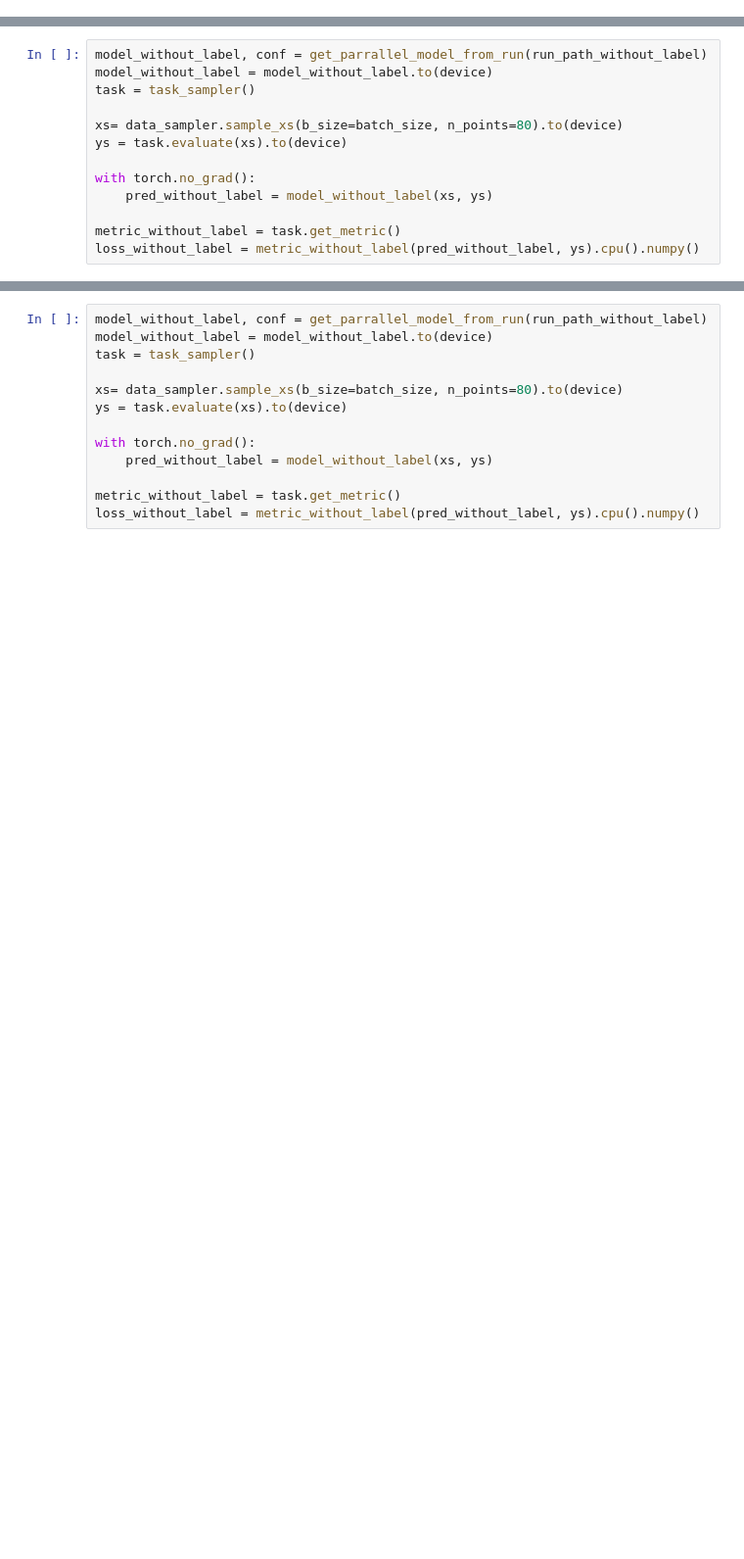
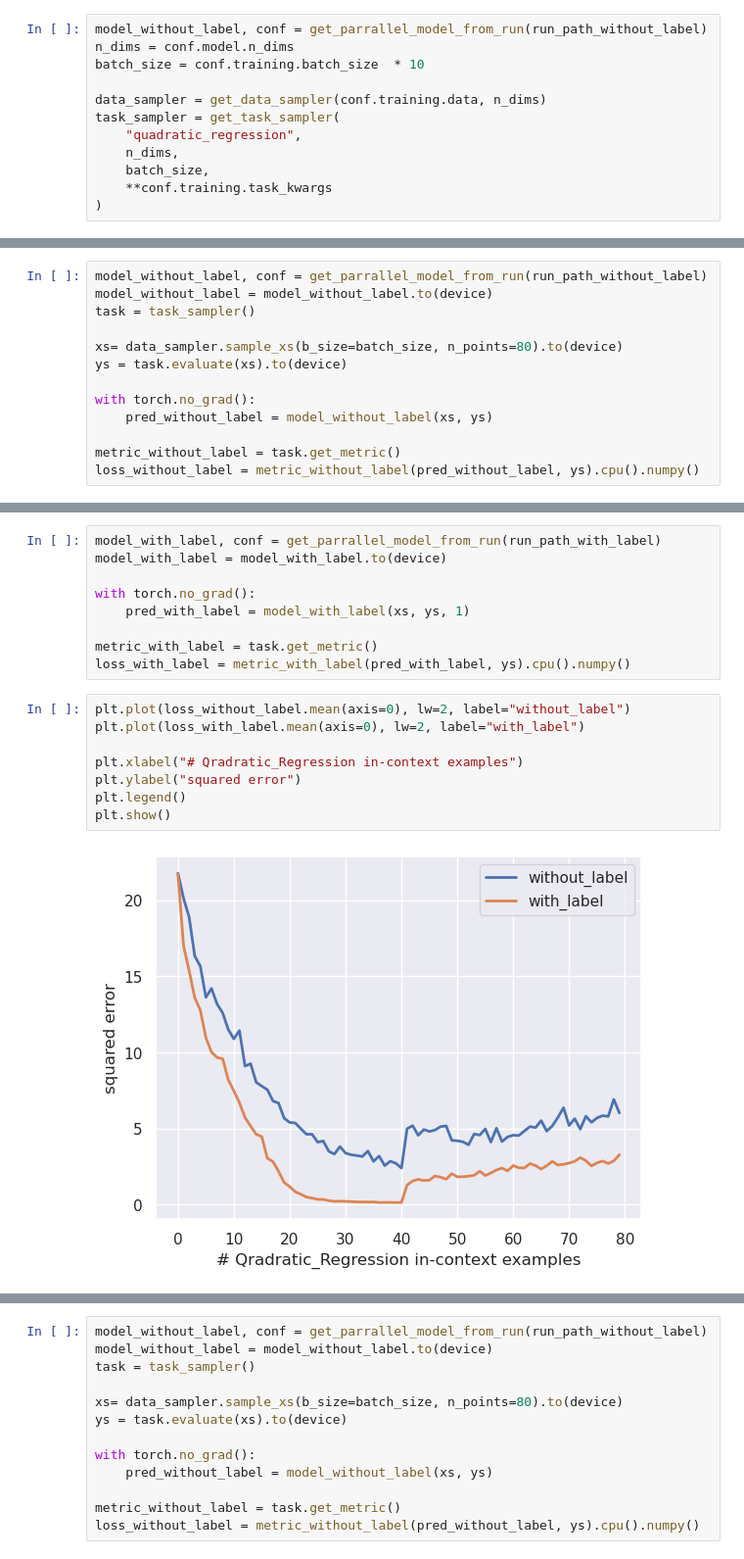
Before and after one commit to aia00/LLM_Archive, a Jupyter notebook: GPT2/experiments/ICL_24_2/mycode/categorical_loss/src/my_eval.ipynb, the cells around one changed output, grey strips where cells are left out. Shown at 98% size. Drawn from its saved outputs; the diff is of its cells as text; blank space fills up the shorter version.

```diff
--- a/GPT2/experiments/ICL_24_2/mycode/categorical_loss/src/my_eval.ipynb
+++ b/GPT2/experiments/ICL_24_2/mycode/categorical_loss/src/my_eval.ipynb
@@ -135,0 +188,12 @@ task_sampler = get_task_sampler(
+# %%
+model_without_label, conf = get_parrallel_model_from_run(run_path_without_label)
+n_dims = conf.model.n_dims
+batch_size = conf.training.batch_size  * 10
+
+data_sampler = get_data_sampler(conf.training.data, n_dims)
+task_sampler = get_task_sampler(
+    "quadratic_regression",
+    n_dims,
+    batch_size,
+    **conf.training.task_kwargs
+)
@@ -154,3 +217,22 @@ plt.plot(loss_without_label.mean(axis=0)/20, lw=2, label="without_label")
+# %%
+model_with_label, conf = get_parrallel_model_from_run(run_path_with_label)
+model_with_label = model_with_label.to(device)
+
+with torch.no_grad():
+    pred_with_label = model_with_label(xs, ys, 1)
+
+metric_with_label = task.get_metric()
+loss_with_label = metric_with_label(pred_with_label, ys).cpu().numpy()
+# %%
+plt.plot(loss_without_label.mean(axis=0), lw=2, label="without_label")
+plt.plot(loss_with_label.mean(axis=0), lw=2, label="with_label")
+
+plt.xlabel("# Qradratic_Regression in-context examples")
+plt.ylabel("squared error")
+plt.legend()
+plt.show()
+# %% [output]
+[figure, added]
 # %%
 model_without_label, conf = get_parrallel_model_from_run(run_path_without_label)
 n_dims = conf.model.n_dims
```
Also changed, not shown: parts of 15 cells of this notebook, 1 other file.
